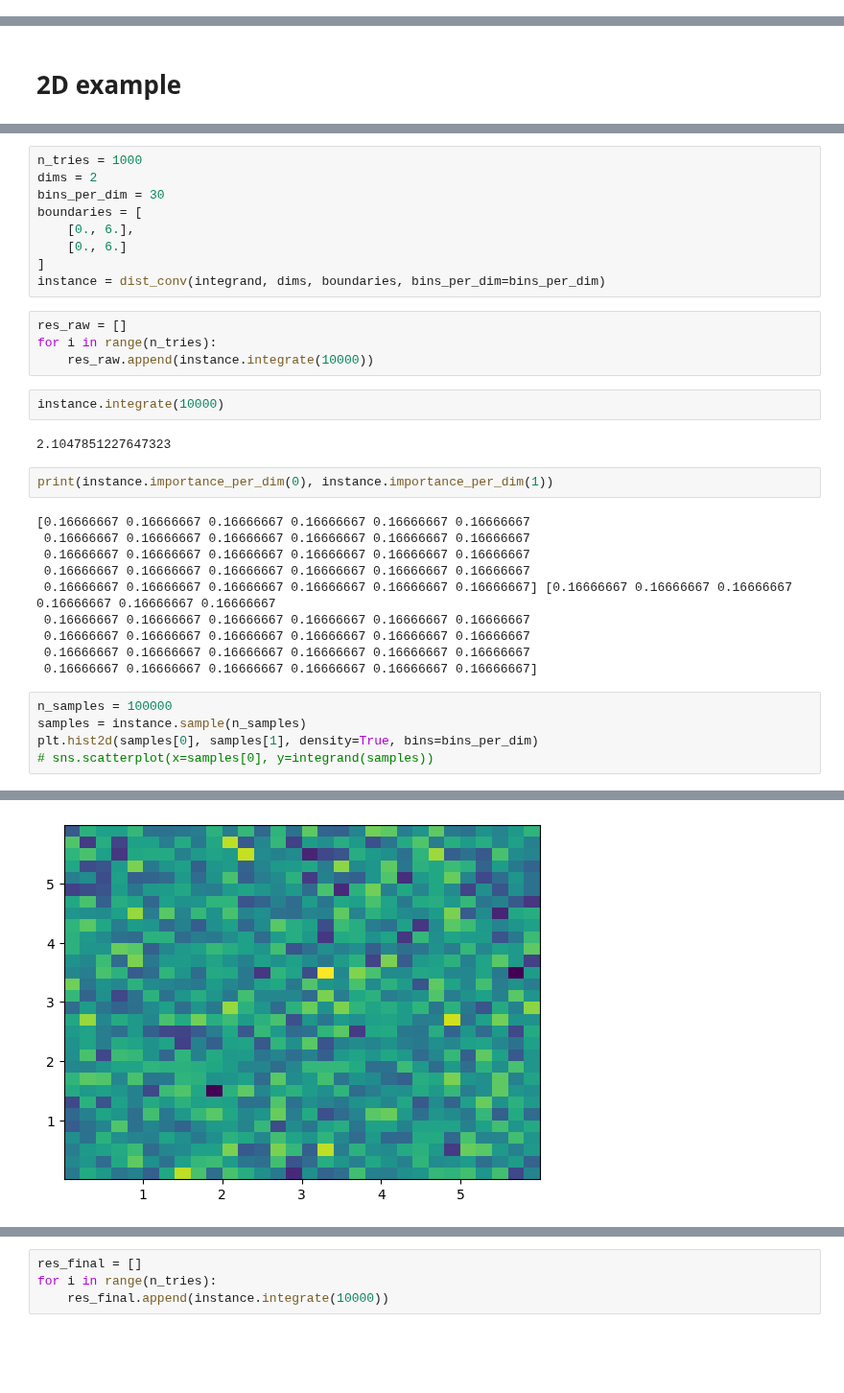
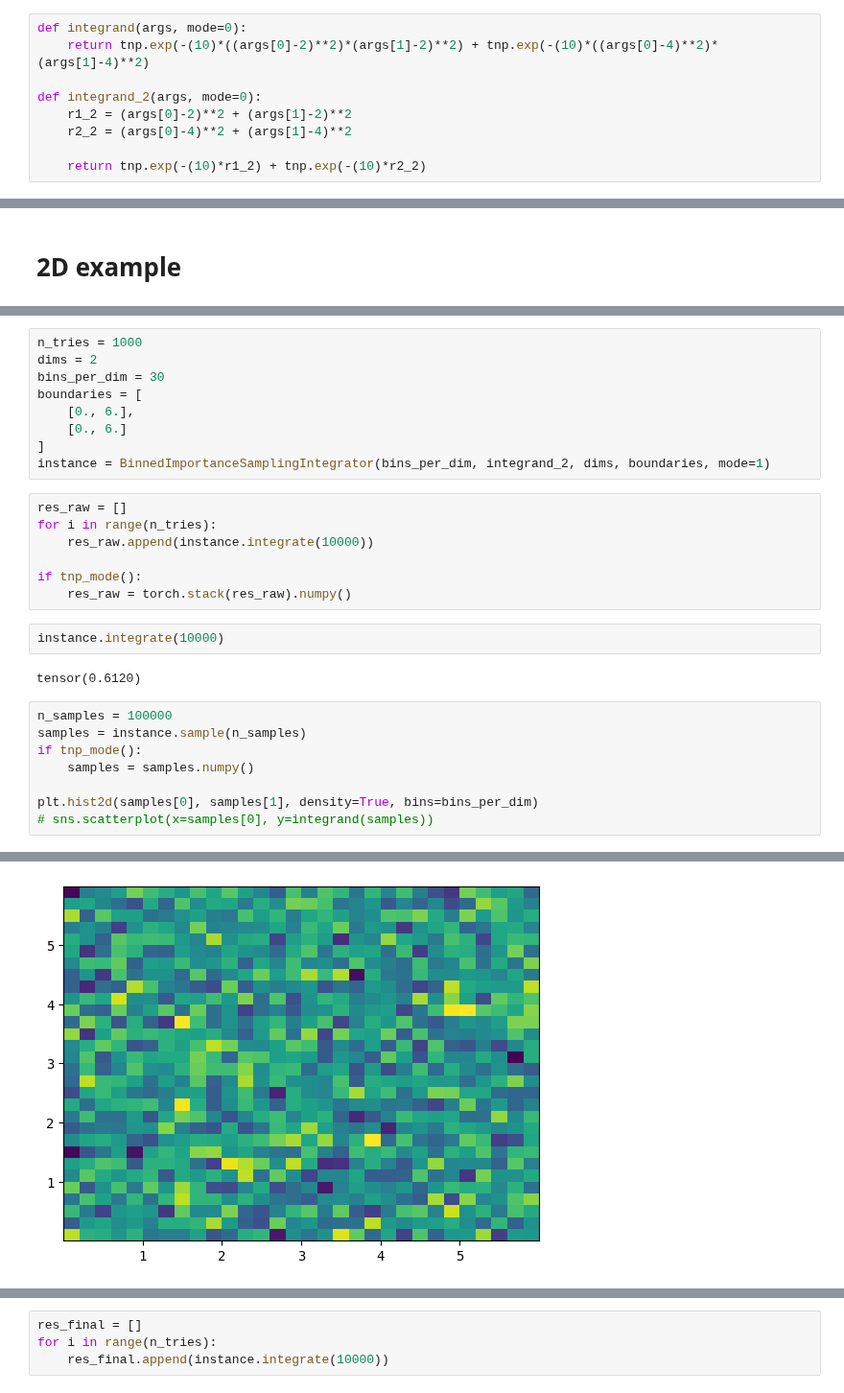
Before and after one commit to nVentis/MEM_HEP, a Jupyter notebook: notebooks/mem_nis.ipynb, the cells around one changed output, grey strips where cells are left out. Shown at 96% size. Drawn from its saved outputs; the diff is of its cells as text; blank space fills up the shorter version.

Commit message:
Factered out tnp Working implementation with torch and np

```diff
--- a/notebooks/mem_nis.ipynb
+++ b/notebooks/mem_nis.ipynb
@@ -139,2 +10,11 @@ class dist_conv:
+# %%
+def integrand(args, mode=0):
+    return tnp.exp(-(10)*((args[0]-2)**2)*(args[1]-2)**2) + tnp.exp(-(10)*((args[0]-4)**2)*(args[1]-4)**2)
+
+def integrand_2(args, mode=0):
+    r1_2 = (args[0]-2)**2 + (args[1]-2)**2
+    r2_2 = (args[0]-4)**2 + (args[1]-4)**2
+
+    return tnp.exp(-(10)*r1_2) + tnp.exp(-(10)*r2_2)
 # %% [markdown]
 # 1D example
@@ -237,30 +147,24 @@ boundaries = [
     [0., 6.],
     [0., 6.]
 ]
-instance = dist_conv(integrand, dims, boundaries, bins_per_dim=bins_per_dim)
+instance = BinnedImportanceSamplingIntegrator(bins_per_dim, integrand_2, dims, boundaries, mode=1)
 # %%
 res_raw = []
 for i in range(n_tries):
     res_raw.append(instance.integrate(10000))
+
+if tnp_mode():
+    res_raw = torch.stack(res_raw).numpy()
 # %%
 instance.integrate(10000)
 # %% [output]
-2.1047851227647323
+tensor(0.6120)
-# %%
-print(instance.importance_per_dim(0), instance.importance_per_dim(1))
-# %% [output]
-[0.16666667 0.16666667 0.16666667 0.16666667 0.16666667 0.16666667
- 0.16666667 0.16666667 0.16666667 0.16666667 0.16666667 0.16666667
- 0.16666667 0.16666667 0.16666667 0.16666667 0.16666667 0.16666667
- 0.16666667 0.16666667 0.16666667 0.16666667 0.16666667 0.16666667
- 0.16666667 0.16666667 0.16666667 0.16666667 0.16666667 0.16666667] [0.16666667 0.16666667 0.16666667 0.16666667 0.16666667 0.16666667
- 0.16666667 0.16666667 0.16666667 0.16666667 0.16666667 0.16666667
- 0.16666667 0.16666667 0.16666667 0.16666667 0.16666667 0.16666667
- 0.16666667 0.16666667 0.16666667 0.16666667 0.16666667 0.16666667
- 0.16666667 0.16666667 0.16666667 0.16666667 0.16666667 0.16666667]
 # %%
 n_samples = 100000
 samples = instance.sample(n_samples)
+if tnp_mode():
+    samples = samples.numpy()
+
 plt.hist2d(samples[0], samples[1], density=True, bins=bins_per_dim)
 # sns.scatterplot(x=samples[0], y=integrand(samples))
 # %% [output]
@@ -283,3 +187,3 @@ plt.hist2d(samples[0], samples[1], density=True, bins=bins_per_dim)
  <matplotlib.collections.QuadMesh at 0x...>)
-[figure, old version]
+[figure, new version]
 # %%
```
Also changed, not shown: parts of 35 cells of this notebook, 5 other files.
